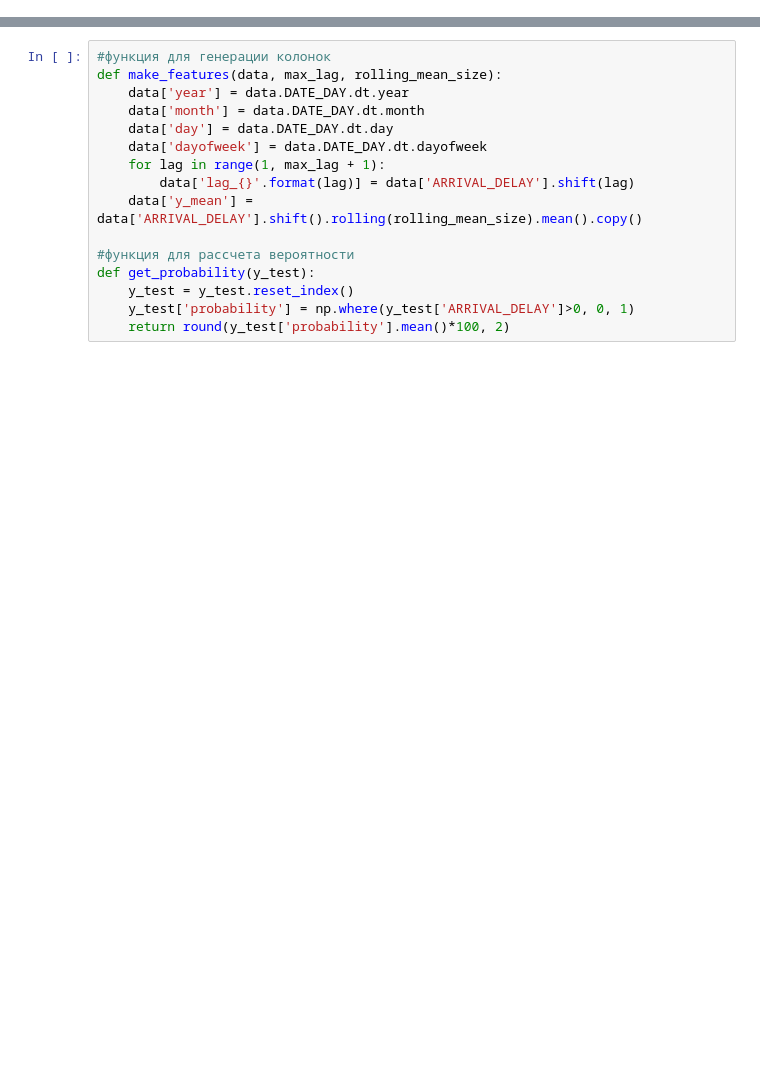
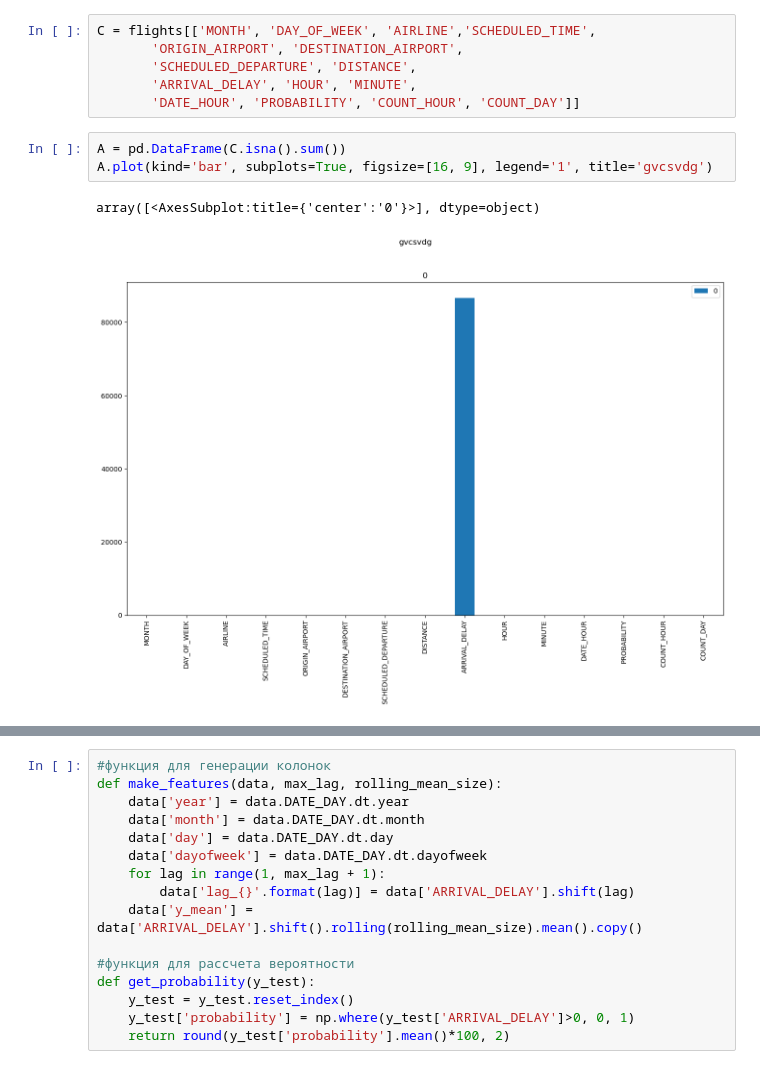
Before and after one commit to Andrewekb/study_for_github, a Jupyter notebook: ML/Total/total.ipynb, the cells around one changed output, grey strips where cells are left out. Saved outputs shown, nothing was run; the diff lists cells and outputs as text; blank space fills up the shorter version.

```diff
--- a/ML/Total/total.ipynb
+++ b/ML/Total/total.ipynb
@@ -20,0 +87,12 @@ Columns (7,8) have mixed types. Specify dtype option on import or set low_memory
+# %%
+C = flights[['MONTH', 'DAY_OF_WEEK', 'AIRLINE','SCHEDULED_TIME',
+       'ORIGIN_AIRPORT', 'DESTINATION_AIRPORT',
+       'SCHEDULED_DEPARTURE', 'DISTANCE',
+       'ARRIVAL_DELAY', 'HOUR', 'MINUTE',
+       'DATE_HOUR', 'PROBABILITY', 'COUNT_HOUR', 'COUNT_DAY']]
+# %%
+A = pd.DataFrame(C.isna().sum())
+A.plot(kind='bar', subplots=True, figsize=[16, 9], legend='1', title='gvcsvdg')
+# %% [output]
+array([<AxesSubplot:title={'center':'0'}>], dtype=object)
+[figure, added]
```
Also changed, not shown: parts of 43 cells of this notebook, 12 other files.
